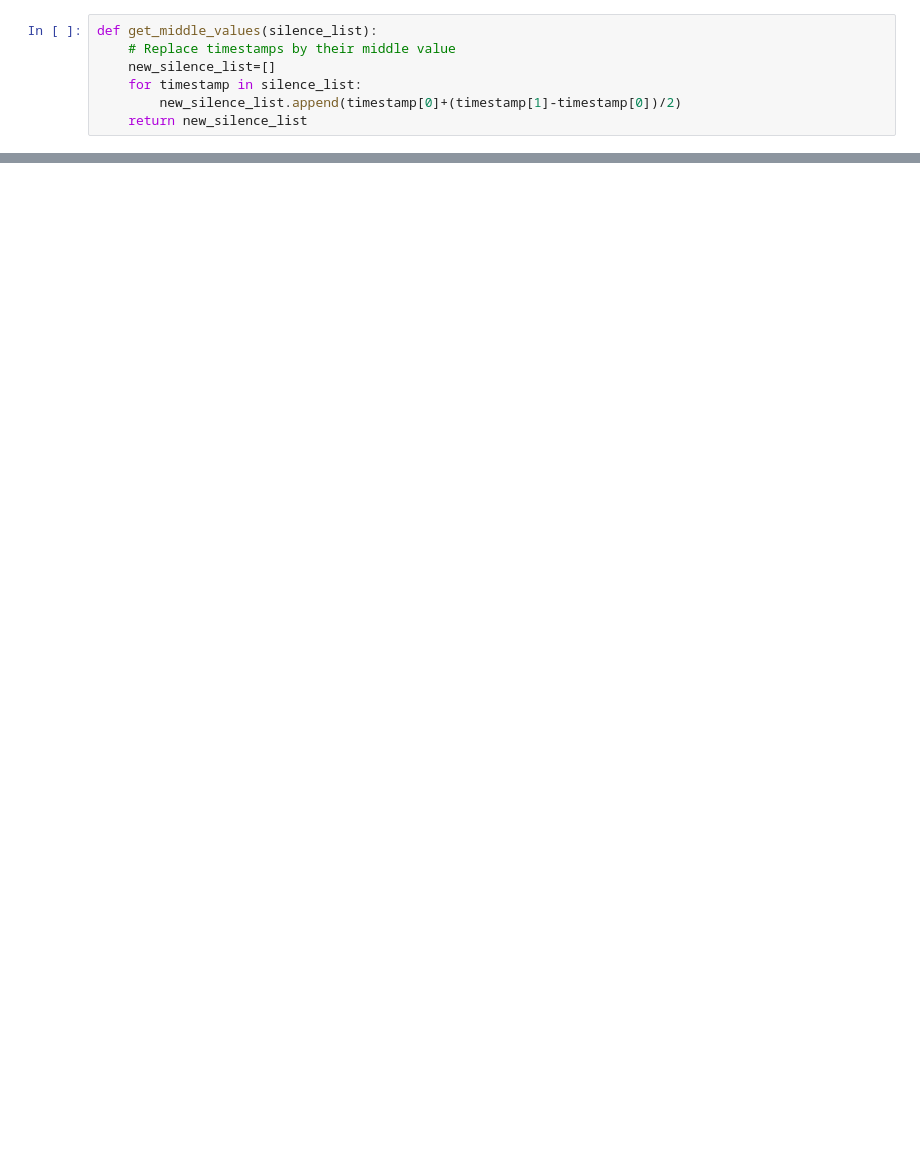
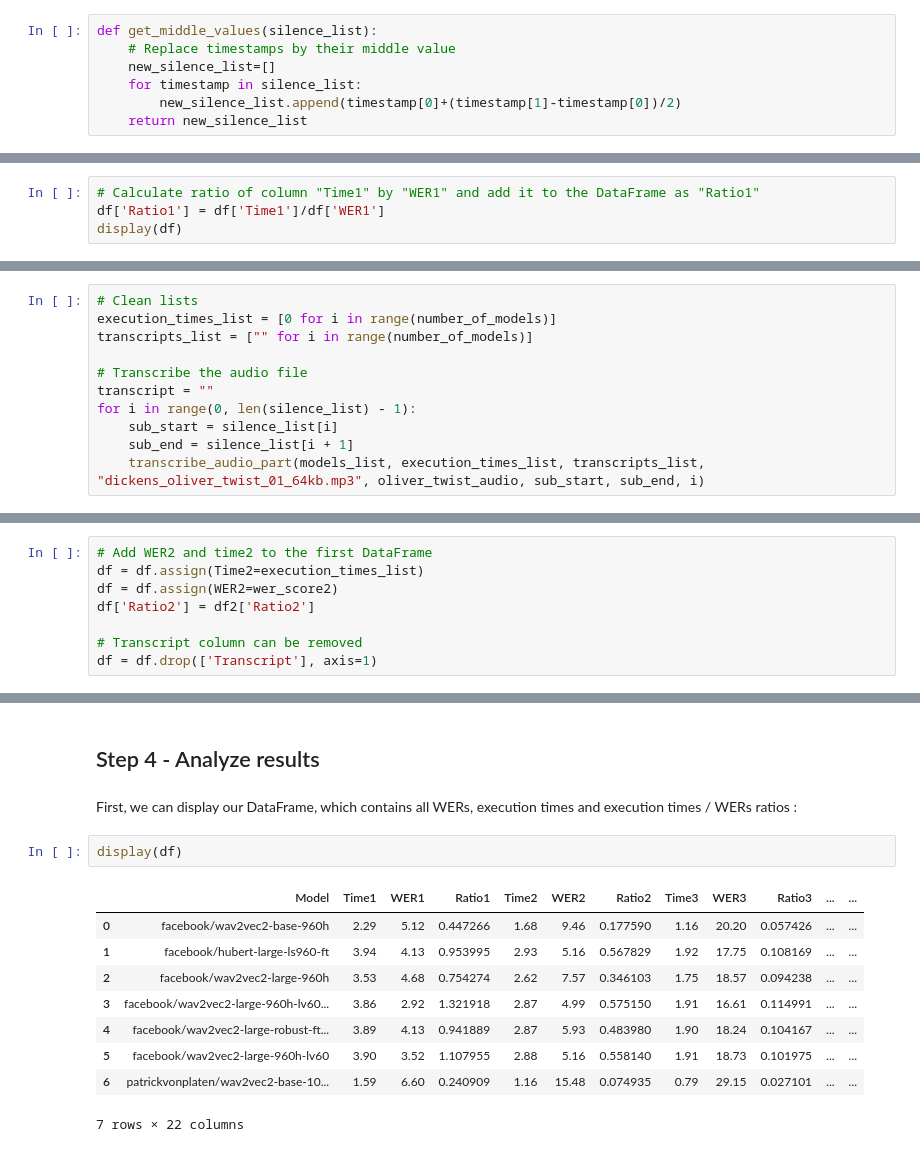
Before and after one commit to ovh/ai-training-examples, a Jupyter notebook: notebooks/natural-language-processing/speech-to-text/conda/compare-models/speech-to-text-compare-models.ipynb, the cells around one changed output, grey strips where cells are left out. Cells and saved outputs as stored; diff of their text form; blank space fills up the shorter version.

```diff
--- a/notebooks/natural-language-processing/speech-to-text/conda/compare-models/speech-to-text-compare-models.ipynb
+++ b/notebooks/natural-language-processing/speech-to-text/conda/compare-models/speech-to-text-compare-models.ipynb
@@ -447,0 +477,4 @@ display(df_with_wer)
+# %%
+# Calculate ratio of column "Time1" by "WER1" and add it to the DataFrame as "Ratio1"
+df['Ratio1'] = df['Time1']/df['WER1']
+display(df)
@@ -637,0 +520,11 @@ df.sort_values(by=['WER'])
+# %%
+# Clean lists
+execution_times_list = [0 for i in range(number_of_models)]
+transcripts_list = ["" for i in range(number_of_models)]
+
+# Transcribe the audio file
+transcript = ""
+for i in range(0, len(silence_list) - 1):
+    sub_start = silence_list[i]
+    sub_end = silence_list[i + 1]
+    transcribe_audio_part(models_list, execution_times_list, transcripts_list, "dickens_oliver_twist_01_64kb.mp3", oliver_twist_audio, sub_start, sub_end, i)
@@ -637,0 +585,8 @@ df.sort_values(by=['WER'])
+# %%
+# Add WER2 and time2 to the first DataFrame
+df = df.assign(Time2=execution_times_list)
+df = df.assign(WER2=wer_score2)
+df['Ratio2'] = df2['Ratio2']
+
+# Transcript column can be removed
+df = df.drop(['Transcript'], axis=1)
@@ -637,0 +782,16 @@ df.sort_values(by=['WER'])
+# %% [markdown]
+## Step 4 - Analyze results
+# %% [markdown]
+First, we can display our DataFrame, which contains all WERs, execution times and execution times / WERs ratios  :
+# %%
+display(df)
+# %% [output]
+|  | Model | Time1 | WER1 | Ratio1 | Time2 | WER2 | Ratio2 | Time3 | WER3 | Ratio3 | ... | ... |
+| 0 | facebook/wav2vec2-base-960h | 2.29 | 5.12 | 0.447266 | 1.68 | 9.46 | 0.177590 | 1.16 | 20.20 | 0.057426 | ... | ... |
+| 1 | facebook/hubert-large-ls960-ft | 3.94 | 4.13 | 0.953995 | 2.93 | 5.16 | 0.567829 | 1.92 | 17.75 | 0.108169 | ... | ... |
+| 2 | facebook/wav2vec2-large-960h | 3.53 | 4.68 | 0.754274 | 2.62 | 7.57 | 0.346103 | 1.75 | 18.57 | 0.094238 | ... | ... |
+| 3 | facebook/wav2vec2-large-960h-lv60... | 3.86 | 2.92 | 1.321918 | 2.87 | 4.99 | 0.575150 | 1.91 | 16.61 | 0.114991 | ... | ... |
+| 4 | facebook/wav2vec2-large-robust-ft... | 3.89 | 4.13 | 0.941889 | 2.87 | 5.93 | 0.483980 | 1.90 | 18.24 | 0.104167 | ... | ... |
+| 5 | facebook/wav2vec2-large-960h-lv60 | 3.90 | 3.52 | 1.107955 | 2.88 | 5.16 | 0.558140 | 1.91 | 18.73 | 0.101975 | ... | ... |
+| 6 | patrickvonplaten/wav2vec2-base-10... | 1.59 | 6.60 | 0.240909 | 1.16 | 15.48 | 0.074935 | 0.79 | 29.15 | 0.027101 | ... | ... |
+7 rows × 22 columns
```
Also changed, not shown: parts of 120 cells of this notebook, 9 other files.
